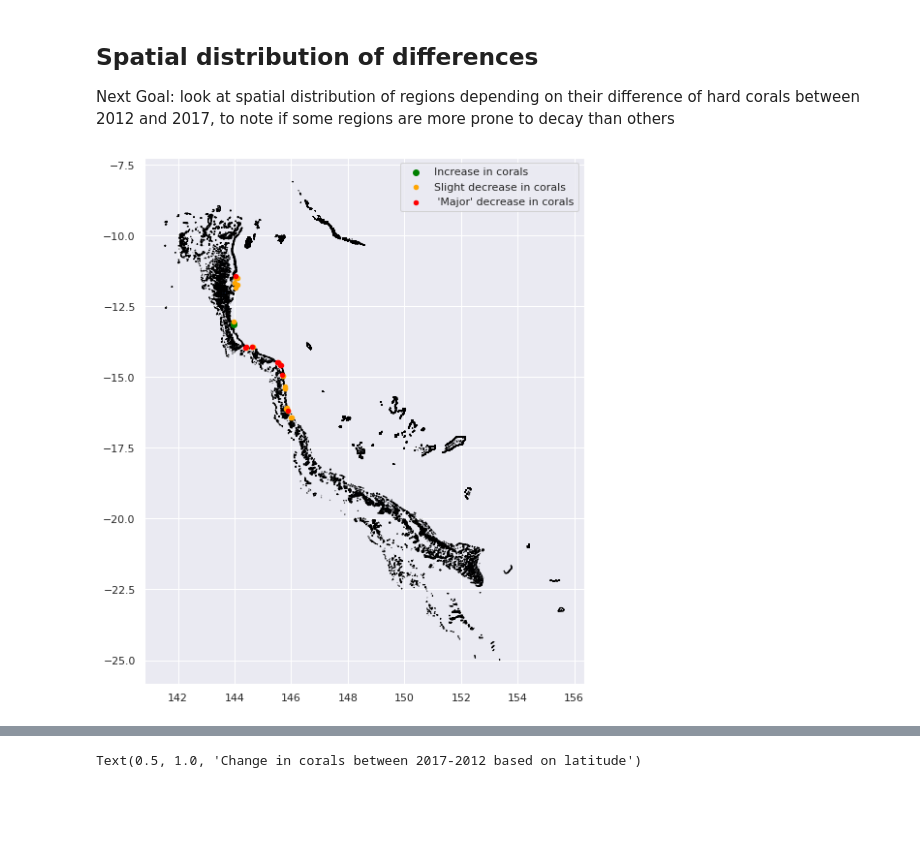
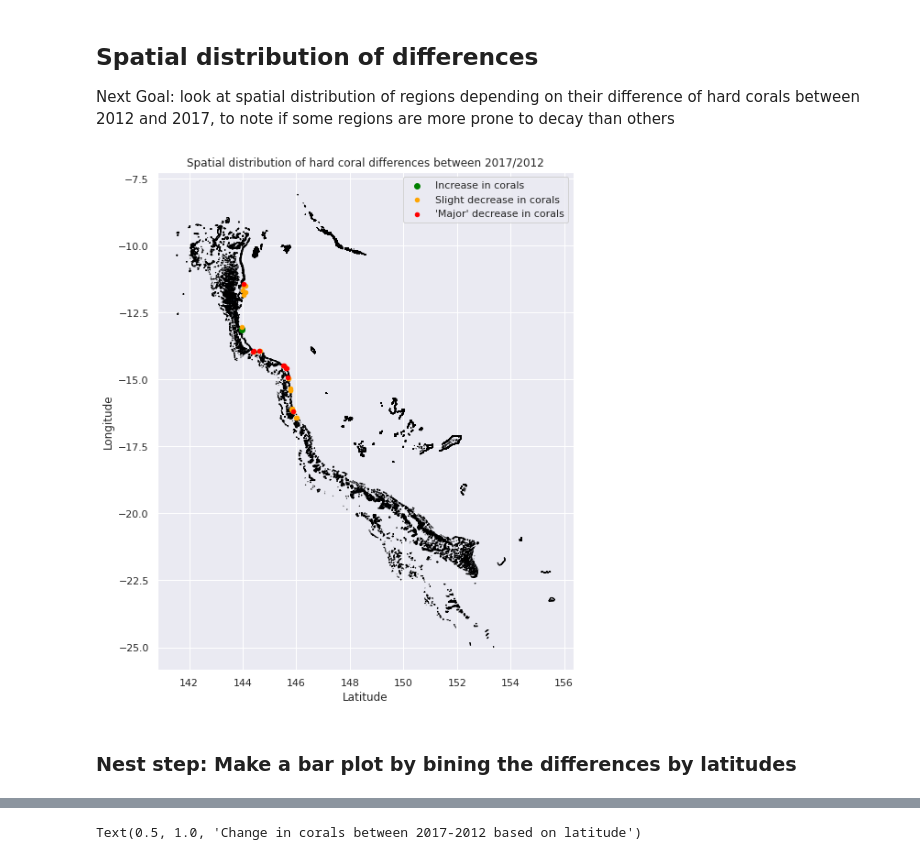
Before and after one commit to LaviSchlyter/research_course_coral, a Jupyter notebook: Notebook_1_Coral_data_presentation.ipynb, the cells around one changed output, grey strips where cells are left out. Saved outputs shown, nothing was run; the diff lists cells and outputs as text; code cells hidden in the pictures; blank space fills up the shorter version.

```diff
--- a/Notebook_1_Coral_data_presentation.ipynb
+++ b/Notebook_1_Coral_data_presentation.ipynb
@@ -40,6 +40,6 @@ ModuleNotFoundError: No module named 'pyproj'
 # %%
 # Import the csv data with percentage of hard, soft corals, other inverterbrates and other things
-Survey = pd.read_csv("../Data/Reefs/seaviewsurvey_surveys.csv")
+Survey = pd.read_csv("Data/seaviewsurvey_surveys.csv")
 Survey.head()
 # %% [output]
 |  | surveyid | transectid | surveydate | ocean | country | folder_name | lat_start | lng_start | lat_end | ... |
@@ -270,11 +268,10 @@ df_3_region = pf.make_geo_frame(df_3_region)
 # %% [markdown]
 ### Where are the corals
 # %%
-shx = gpd.read_file("../Data/Reefs/shp_GBR/Reefs_GBR.shx")
+shx = gpd.read_file("Data/shp_GBR/Reefs_GBR.shx")
 ax = shx.plot(figsize=(15, 5), edgecolor='black')
-ax.set_title("Continous survey locationsfor 4 years")
+ax.set_title("Continous survey locations for 4 years")
 
 # Plot the survey points on the GBR map
-#gSurvey_2012.plot("pr_algea", ax = ax,color = "blue",markersize=7)
 df_4_region.plot("pr_hard_coral", ax = ax,color = "red",markersize=7)
 # %% [output]
@@ -328,20 +329,24 @@ Next Goal: look at spatial distribution of regions depending on their difference
 # %%
 
 ax = shx.plot(figsize=(20, 10), edgecolor='black')
 
 df_cor_increase = df_17[df_17["diff_hard"] >= 0]
 df_cor_increase.plot(ax = ax, color = "green", markersize = 35, label = "Increase in corals")
 
 df_minor_decrease = df_17[(df_17["diff_hard"] < 0) & (df_17["diff_hard"] > -0.1)]
 df_minor_decrease.plot(ax =ax, color = "orange", markersize = 20, label = "Slight decrease in corals")
 
 df_major_decrease = df_17[(df_17["diff_hard"] <= -0.1)]
-df_major_decrease.plot(ax = ax, color = "red", markersize = 20, label = " 'Major' decrease in corals")
+df_major_decrease.plot(ax = ax, color = "red", markersize = 20, label = "'Major' decrease in corals")
 
-
+plt.xlabel("Latitude")
+plt.ylabel("Longitude")
+plt.title("Spatial distribution of hard coral differences between 2017/2012")
 ax.legend();
 # %% [output]
-[figure, old version]
+[figure, new version]
+# %% [markdown]
+### Nest step: Make a bar plot by bining the differences by latitudes
 # %%
 df_lat = df_17.copy()
 if ('lat'not in df_lat.columns):
```
Also changed, not shown: parts of 34 cells of this notebook.
